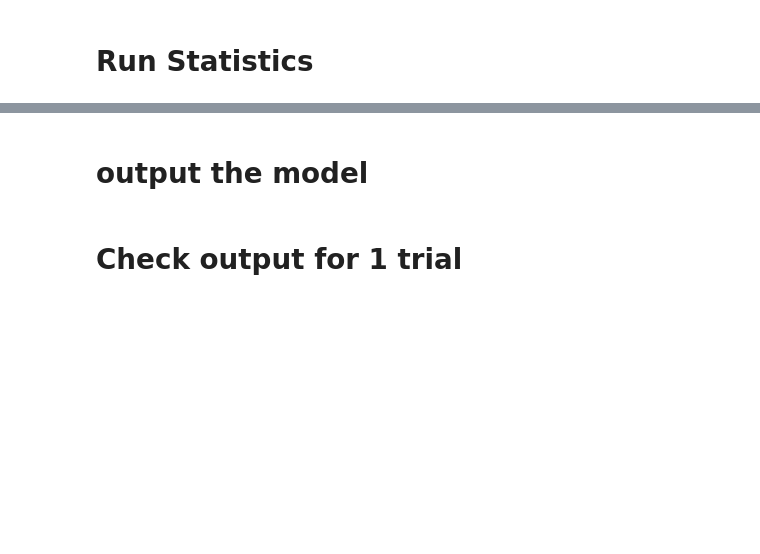
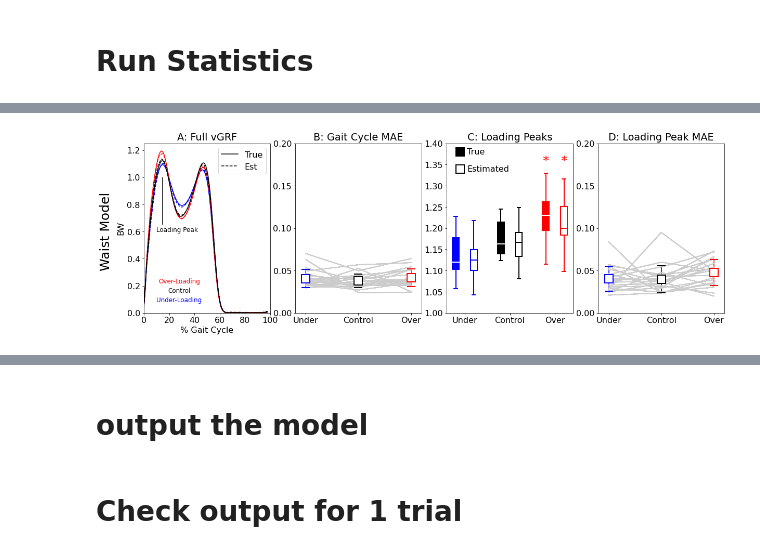
Before and after one commit to peruvianox/Vetta, a Jupyter notebook: MagVect_ML.ipynb, the cells around one changed output, grey strips where cells are left out. Drawn from its saved outputs; the diff is of its cells as text; code cells hidden in the pictures; blank space fills up the shorter version.

```diff
--- a/MagVect_ML.ipynb
+++ b/MagVect_ML.ipynb
@@ -703,18 +714,19 @@ ax1.plot(np.mean(np.array(SubAvgsP[SubAvgsP['Cond'] == 'under'].iloc[:,2:], dtyp
 ax1.plot(np.mean(np.array(SubAvgsT[SubAvgsT['Cond'] == 'over'].iloc[:,2:], dtype=float), axis=0), '-r')
 ax1.plot(np.mean(np.array(SubAvgsP[SubAvgsP['Cond'] == 'over'].iloc[:,2:], dtype=float), axis=0), '--r')
 ax1.plot(np.mean(np.array(SubAvgsT[SubAvgsT['Cond'] == 'control'].iloc[:,2:], dtype=float), axis=0), '-k', label='True')
-ax1.plot(np.mean(np.array(SubAvgsP[SubAvgsP['Cond'] == 'control'].iloc[:,2:], dtype=float), axis=0), '--k', label='Pred')
-ax1.set_title('A: Stance Phase Loading')
-ax1.legend(loc='lower center')
+ax1.plot(np.mean(np.array(SubAvgsP[SubAvgsP['Cond'] == 'control'].iloc[:,2:], dtype=float), axis=0), '--k', label='Est')
+ax1.set_title('A: Full vGRF')
+ax1.legend(loc='upper right')
 ax1.set_ylim([0, 1.25])
 ax1.set_xlim([0, 100])
-ax1.set_xlabel('% Stance')
+ax1.set_xlabel('% Gait Cycle')
 ax1.set_ylabel('BW')
-ax1.text(50, 0.42, 'Over-Loading', c='r', ha='center')
-ax1.text(50, 0.35, 'Control', c='k', ha='center')
-ax1.text(50, 0.28, 'Under-Loading', c='b', ha='center')
-ax1.vlines(24, 0.65, 1)
-ax1.text( 20, 0.60, 'Loading Peak', fontsize=10)
+ax1.text(28, 0.22, 'Over-Loading', c='r', ha='center', fontsize=12)
+ax1.text(28, 0.15, 'Control', c='k', ha='center', fontsize=12)
+ax1.text(28, 0.08, 'Under-Loading', c='b', ha='center', fontsize=12)
+ax1.vlines(15, 0.65, 1)
+ax1.text(10, 0.60, 'Loading Peak', fontsize=12)
+ax1.text(-30, 0.60, 'Waist Model', fontsize=25, ha='center', va='center', rotation='vertical')
 
 
 # plot predicted & true peaks
@@ -789,18 +801,16 @@ ax2.set_xticklabels(['Under', 'Control', 'Over'])
 ax2.set_title('C: Loading Peaks')
 ax2.set_xlim([0.6, 3.4])
 ax2.set_ylim([1, 1.4])
-# ax2.text(0.8, 1.20, '*', color='b', fontsize=25, ha='center')
-# ax2.text(2.8,1.33, '*', color='r', fontsize=25, ha='center')
+ax2.text(3.2, 1.35, '*', color='r', fontsize=25, ha='center') # add statistical differences
+ax2.text(2.8,1.35, '*', color='r', fontsize=25, ha='center')
 ax2.plot(0.9, 1.38, 'sk', mfc='k', ms=16, mew=2)
-ax2.text(1.05, 1.38, 'True vGRF', va='center')
+ax2.text(1.05, 1.38, 'True', va='center')
 ax2.plot(0.9, 1.34, 'sk', mfc='w', ms=16, mew=2)
-ax2.text(1.05, 1.34, 'Predicted vGRF', va='center')
-
+ax2.text(1.05, 1.34, 'Estimated', va='center')
 
 
 # Plot Stance Average Error
 ax=plt.subplot(142)
-
 for k in range(len(SubAvgsMAE[SubAvgsMAE['Cond'] == 'control'])):
   ax.plot([1,2,3], [np.mean(np.array(SubAvgsMAE[SubAvgsMAE['Cond'] == 'under'].iloc[:,2:], dtype=float), axis=1),
                     np.mean(np.array(SubAvgsMAE[SubAvgsMAE['Cond'] == 'control'].iloc[:,2:], dtype=float), axis=1),
@@ -816,38 +826,41 @@ ax.errorbar([2], [np.mean(np.mean(np.array(SubAvgsMAE[SubAvgsMAE['Cond'] == 'con
 ax.errorbar([3], [np.mean(np.mean(np.array(SubAvgsMAE[SubAvgsMAE['Cond'] == 'over'].iloc[:,2:], dtype=float), axis=1))],
             yerr=[np.std(np.mean(np.array(SubAvgsMAE[SubAvgsMAE['Cond'] == 'over'].iloc[:,2:], dtype=float), axis=1))],
             color='r', fmt='s', markersize=16, capsize=8, mfc='w', mew=2)
 
 ax.set_xticks([1,2,3])
 ax.set_xticklabels(['Under', 'Control', 'Over'])
 ax.set_xlim([0.8, 3.2])
-ax.set_ylim([0, 0.12])
-ax.set_title('B: Stance Error')
-
+ax.set_ylim([0, 0.2])
+ax.set_yticks([0,0.05,0.10, 0.15, 0.2])
+ax.set_title('B: Gait Cycle MAE')
 
 # plot peak average error
 ax4=plt.subplot(144)
-
 for k in range(len(SubPkT[SubPkT['Cond'] == 'control'])):
   ax4.plot([1,2,3], [SubPkMAE[SubPkMAE['Cond'] == 'under'].vGRF,
                     SubPkMAE[SubPkMAE['Cond'] == 'control'].vGRF,
                     SubPkMAE[SubPkMAE['Cond'] == 'over'].vGRF],
           alpha=0.5, color=[0.8, 0.8, 0.8])
 
 ax4.errorbar([1], [np.mean(SubPkMAE[SubPkMAE['Cond'] == 'under'].vGRF)],
             yerr=[np.std(SubPkMAE[SubPkMAE['Cond'] == 'under'].vGRF)],
             color='b', fmt='s', markersize=16, capsize=8, mfc='w', mew=2)
 ax4.errorbar([2], [np.mean(SubPkMAE[SubPkMAE['Cond'] == 'control'].vGRF)],
             yerr=[np.std(SubPkMAE[SubPkMAE['Cond'] == 'control'].vGRF)],
             color='k', fmt='s', markersize=16, capsize=8, mfc='w', mew=2)
 ax4.errorbar([3], [np.mean(SubPkMAE[SubPkMAE['Cond'] == 'over'].vGRF)],
             yerr=[np.std(SubPkMAE[SubPkMAE['Cond'] == 'over'].vGRF)],
             color='r', fmt='s', markersize=16, capsize=8, mfc='w', mew=2)
 
 ax4.set_xticks([1,2,3])
 ax4.set_xticklabels(['Under', 'Control', 'Over'])
 ax4.set_xlim([0.8, 3.2])
-ax4.set_ylim([0, 0.12])
+ax4.set_ylim([0, 0.2])
+ax4.set_yticks([0, 0.05, 0.1, 0.15, 0.2])
 ax4.set_title('D: Loading Peak MAE')
+plt.savefig('W_sensitivity.png')
+# %% [output]
+[figure, added]
 # %%
 # output average errors by condition
 Ue = np.mean(np.mean(np.array(SubAvgsMAE[SubAvgsMAE['Cond'] == 'under'].iloc[:,2:], dtype=float), axis=1))
```
Also changed, not shown: parts of 43 cells of this notebook.
